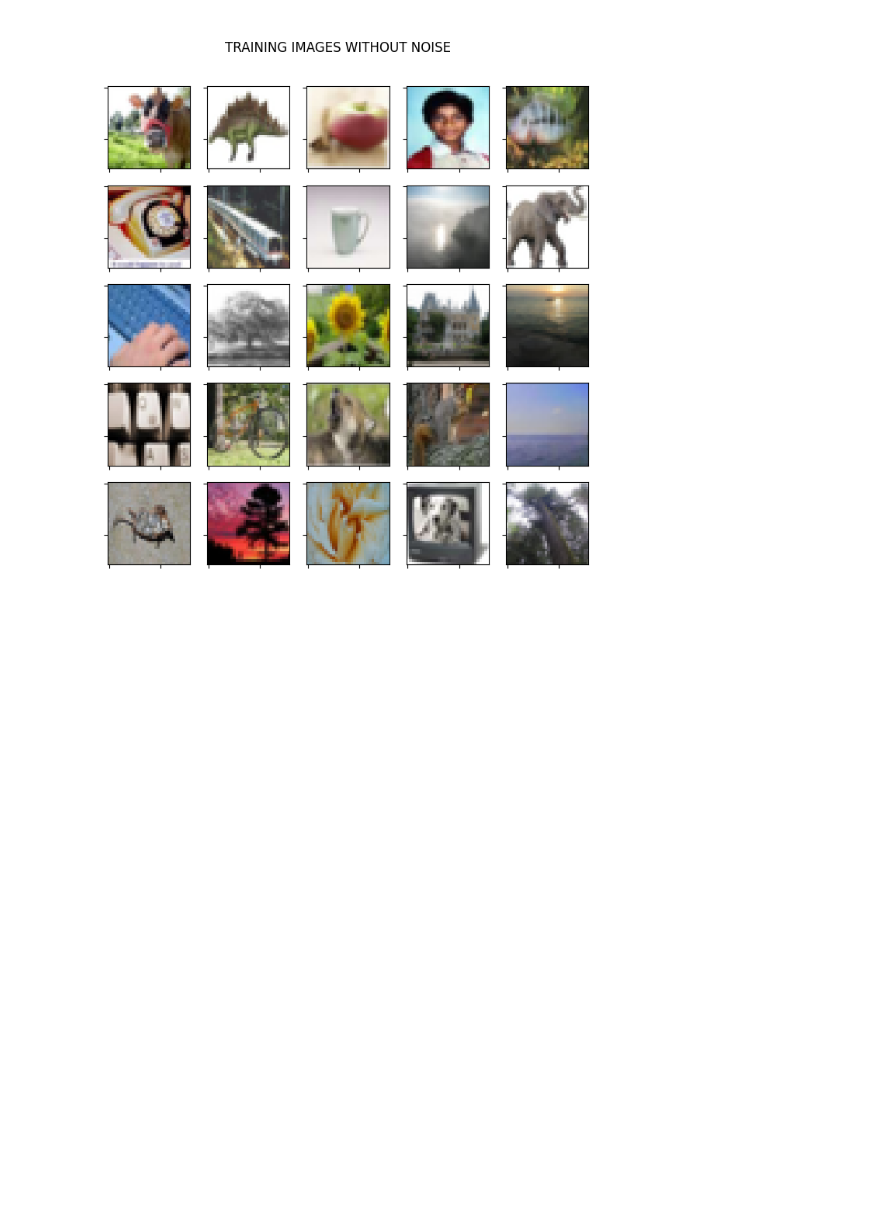
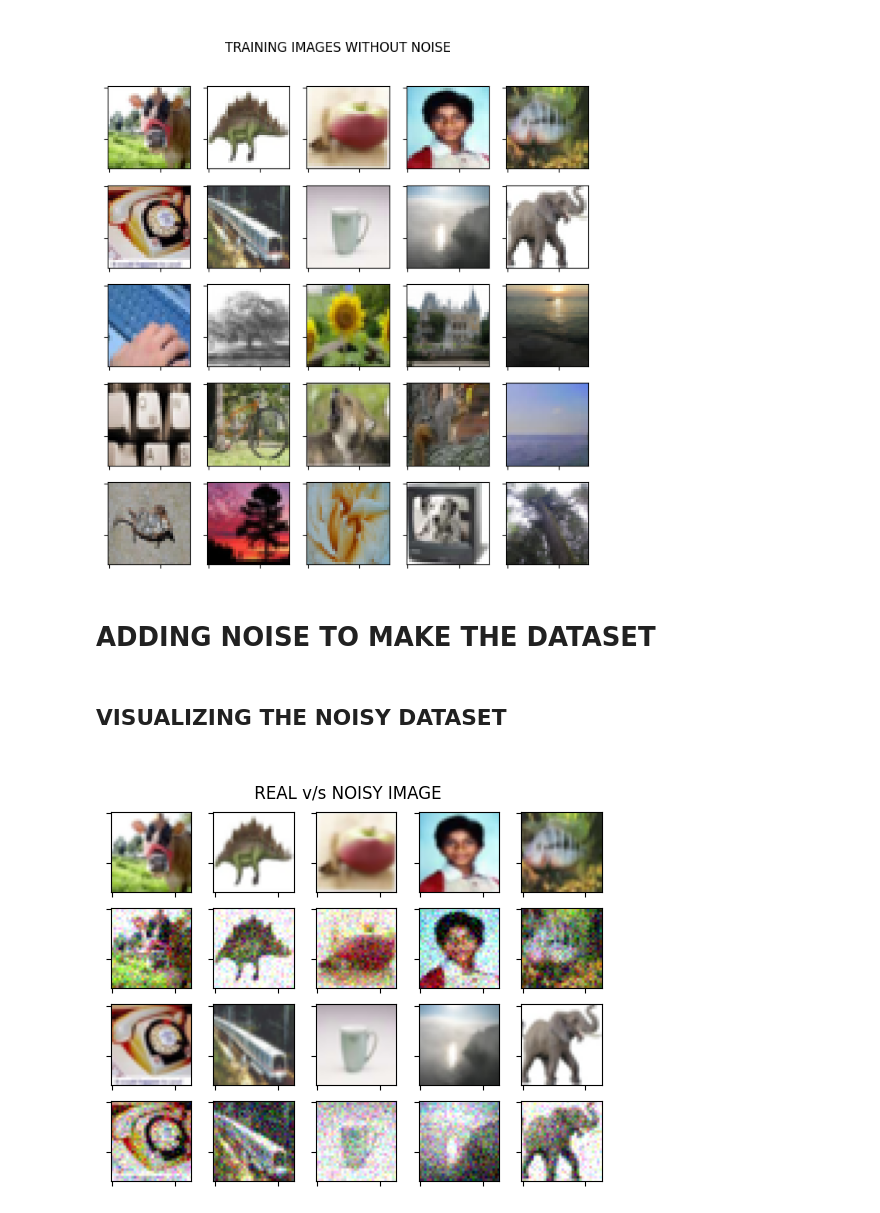
Before and after one commit to HariSkr11/Using-Autoencoder-to-denoise-image-data, a Jupyter notebook: model.ipynb, the cells around one changed output. Saved outputs shown, nothing was run; the diff lists cells and outputs as text; code cells hidden in the pictures; blank space fills up the shorter version.

Commit message:
Made the noisy dataset

```diff
--- a/model.ipynb
+++ b/model.ipynb
@@ -37,3 +41,49 @@ fig.suptitle("\nTRAINING IMAGES WITHOUT NOISE ")
 plt.show()
 # %% [output]
 [figure]
+# %% [markdown]
+# ADDING NOISE TO MAKE THE DATASET
+# %%
+noise = 0.4
+train_noise_images = (train_images/255) + noise*np.random.normal(0,0.3,size = train_images.shape)
+train_noise_images = np.clip(train_noise_images,0,1)
+# %% [markdown]
+## VISUALIZING THE NOISY DATASET
+# %%
+fig,axes = plt.subplots(nrows=4,ncols=5)
+row = 0
+col = 0
+for i in range(10):
+    if i == 5 :
+        row+=2
+        col=0
+        axes[row][col].imshow(train_images[i])
+        axes[row][col].set_xticklabels([])
+        axes[row][col].set_yticklabels([])
+        col+=1
+        continue
+    else:
+        axes[row][col].imshow(train_images[i])
+        axes[row][col].set_xticklabels([])
+        axes[row][col].set_yticklabels([])
+        col+=1
+col = 0
+row = 1
+for i in range(10):
+    if i == 5 :
+        row+=2
+        col=0
+        axes[row][col].imshow(train_noise_images[i])
+        axes[row][col].set_xticklabels([])
+        axes[row][col].set_yticklabels([])
+        col+=1
+        continue
+    else:
+        axes[row][col].imshow(train_noise_images[i])
+        axes[row][col].set_xticklabels([])
+        axes[row][col].set_yticklabels([])
+        col+=1
+fig.suptitle("\n REAL v/s NOISY IMAGE \n")
+fig.show()
+# %% [output]
+[figure, added]
```
Also changed, not shown: parts of 2 cells of this notebook.
